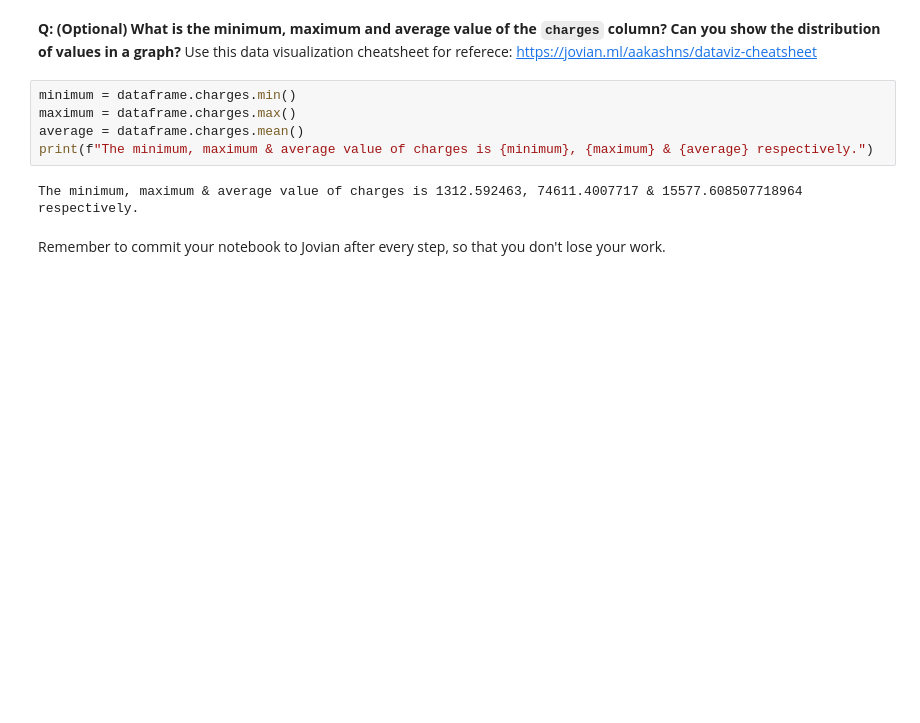
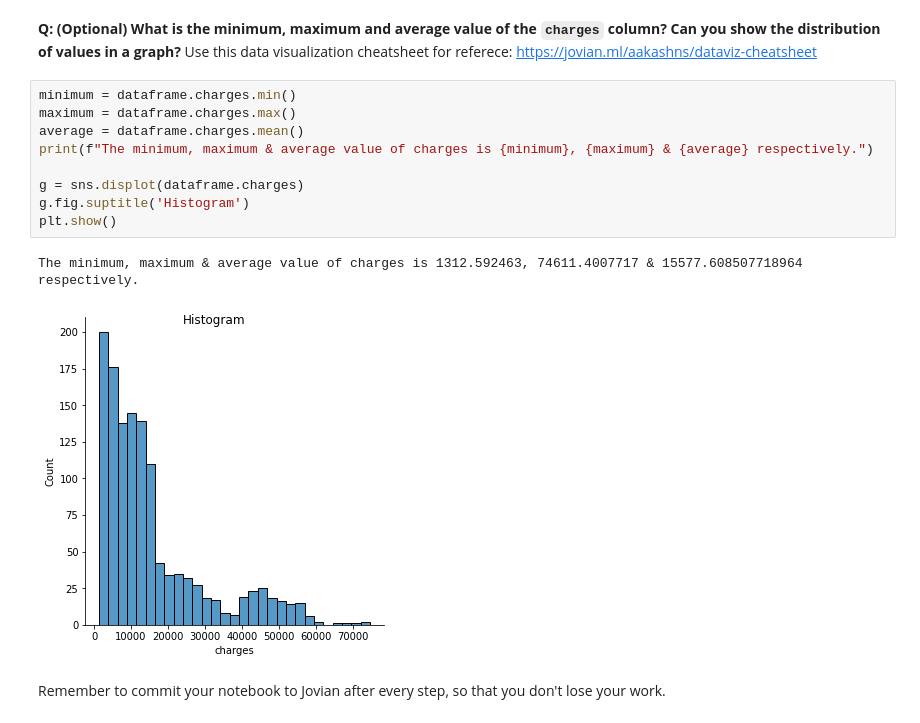
Before and after one commit to ayushxx7/PyTorchCourse, a Jupyter notebook: 02_insurance_linear.ipynb, the cells around one changed output. Cells and saved outputs as stored; diff of their text form; blank space fills up the shorter version.

```diff
--- a/02_insurance_linear.ipynb
+++ b/02_insurance_linear.ipynb
@@ -161,10 +162,15 @@ Use this data visualization cheatsheet for referece: https://jovian.ml/aakashns/
 # %%
 minimum = dataframe.charges.min()
 maximum = dataframe.charges.max()
 average = dataframe.charges.mean()
 print(f"The minimum, maximum & average value of charges is {minimum}, {maximum} & {average} respectively.")
+
+g = sns.displot(dataframe.charges)
+g.fig.suptitle('Histogram')
+plt.show()
 # %% [output]
 The minimum, maximum & average value of charges is 1312.592463, 74611.4007717 & 15577.608507718964 respectively.
+[figure, added]
 # %% [markdown]
 Remember to commit your notebook to Jovian after every step, so that you don't lose your work.
 # %%
```
Also changed, not shown: parts of 11 cells of this notebook.
